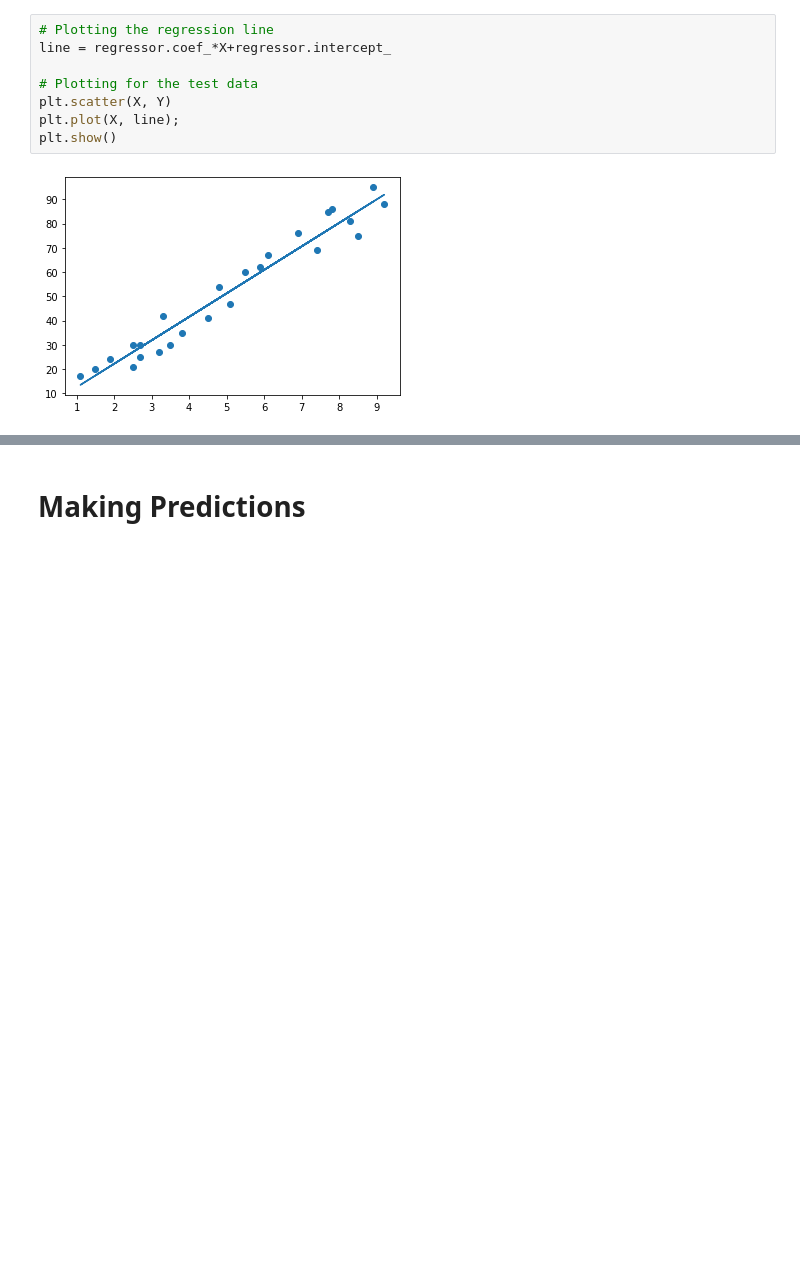
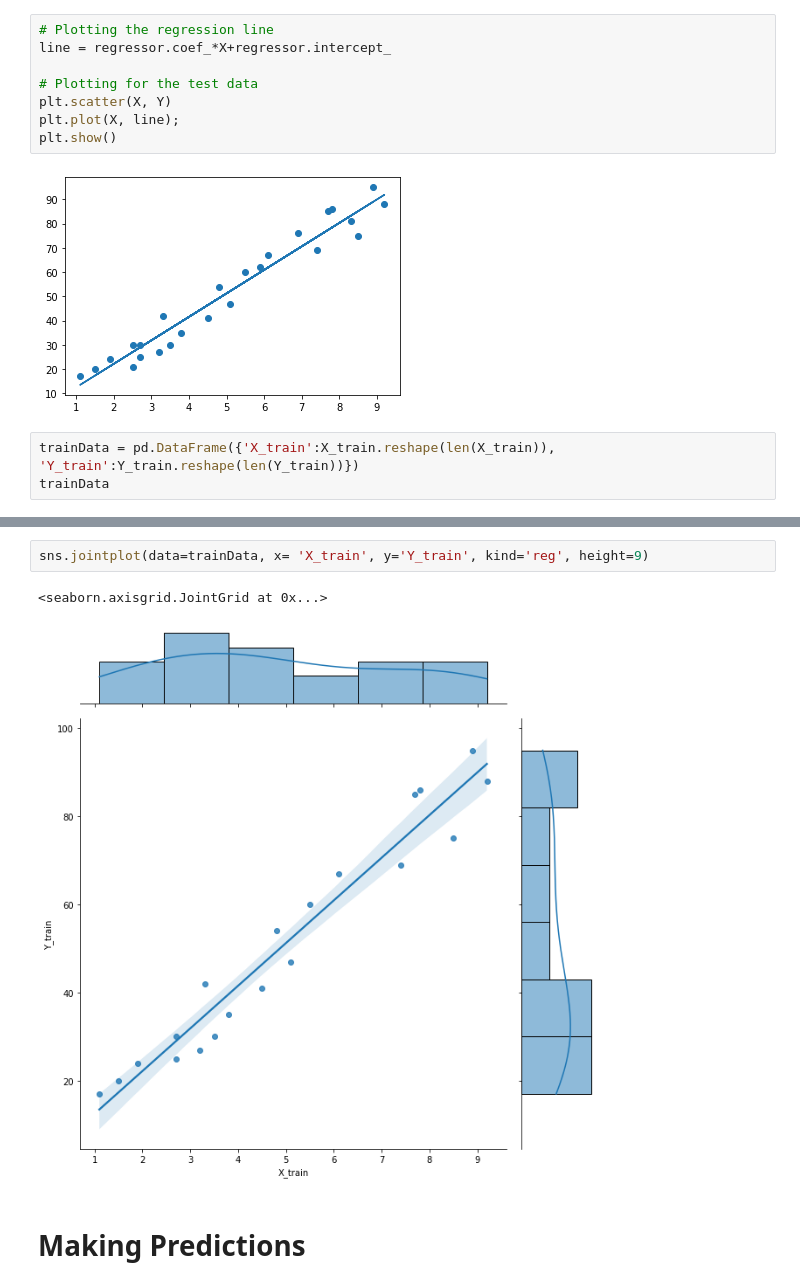
Before and after one commit to bannu0snake/linear_regression, a Jupyter notebook: task-1.ipynb, the cells around one changed output, grey strips where cells are left out. Cells and saved outputs as stored; diff of their text form; blank space fills up the shorter version.

```diff
--- a/task-1.ipynb
+++ b/task-1.ipynb
@@ -137,3 +168,6 @@ plt.plot(X, line);
 plt.show()
 # %% [output]
 [figure]
+# %%
+trainData = pd.DataFrame({'X_train':X_train.reshape(len(X_train)), 'Y_train':Y_train.reshape(len(Y_train))})
+trainData
@@ -140,3 +192,8 @@ plt.show()
+# %%
+sns.jointplot(data=trainData, x= 'X_train', y='Y_train', kind='reg', height=9)
+# %% [output]
+<seaborn.axisgrid.JointGrid at 0x...>
+[figure, added]
 # %% [markdown]
 # Making Predictions
 # %% [markdown]
```
Also changed, not shown: parts of 6 cells of this notebook.
